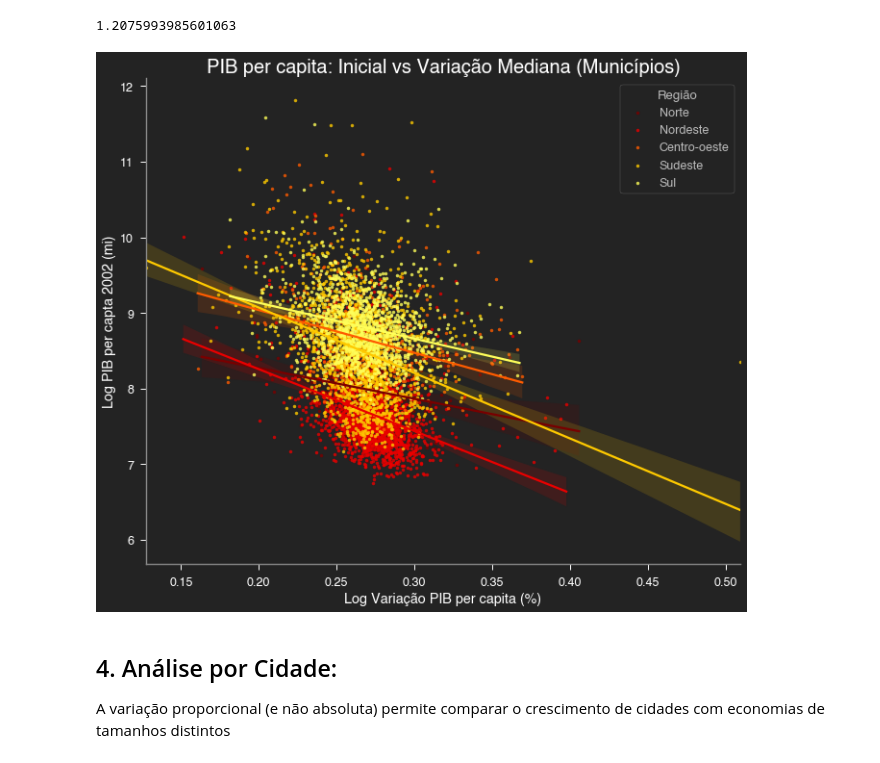
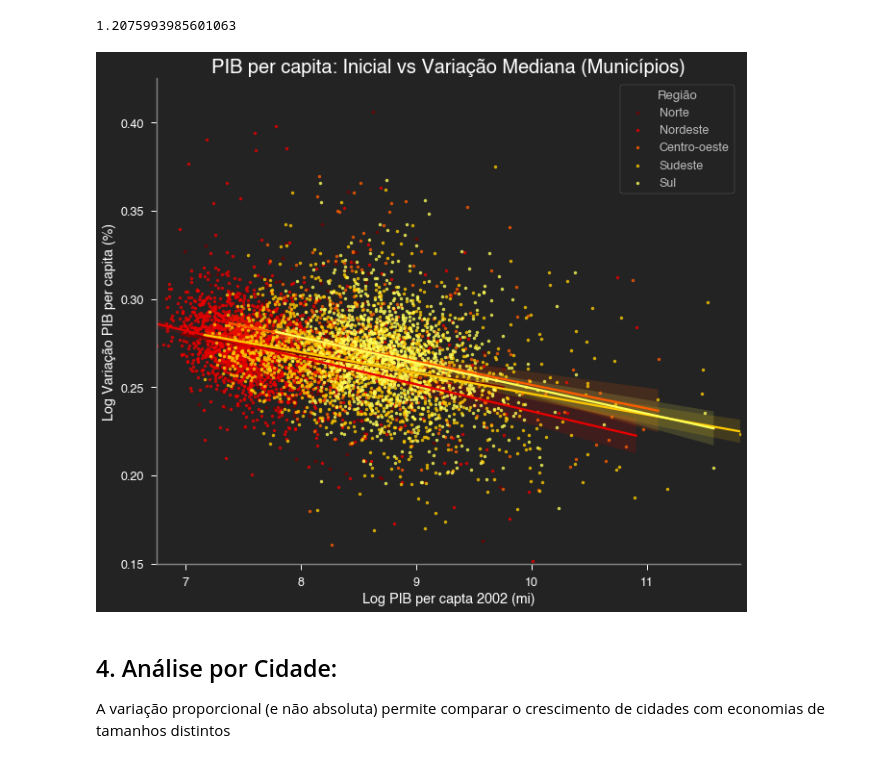
Before and after one commit to danielnrocha/Convergencia_PIB_Municipios, a Jupyter notebook: ConvergenciaMunicipios.ipynb, the cells around one changed output. Drawn from its saved outputs; the diff is of its cells as text; code cells hidden in the pictures.

Commit message:
update plot

```diff
--- a/ConvergenciaMunicipios.ipynb
+++ b/ConvergenciaMunicipios.ipynb
@@ -198,16 +198,17 @@ pib_cities.PC_capita = [i+a for i in pib_cities.PC_capita]
 pib_cities.PC_capita = np.log(pib_cities.PC_capita)
 pib_cities.PIB_Inicial = np.log(pib_cities.PIB_Inicial)
 # %%
-ax = sns.lmplot(x='PC_capita',
-                y='PIB_Inicial',
+ax = sns.lmplot(x='PIB_Inicial',
+                y='PC_capita',
                 data=pib_cities.groupby(['UF','Município','Região'],as_index=False).median(),
                 hue='Região',
                 palette='hot',height=8,aspect=1.2,legend_out=False,scatter_kws={'s':12})
-plt.ylabel('Log PIB per capta 2002 (mi)')
-plt.xlabel('Log Variação PIB per capita (%)')
+plt.xlabel('Log PIB per capta 2002 (mi)')
+plt.ylabel('Log Variação PIB per capita (%)')
+plt.ylim(0.15,0.425)
 plt.title('PIB per capita: Inicial vs Variação Mediana (Municípios)');
 # %% [output]
-[figure, old version]
+[figure, new version]
 # %% [markdown]
 ## 4. Análise por Cidade:
 A variação proporcional (e não absoluta) permite comparar o crescimento de cidades com economias de tamanhos distintos
```
